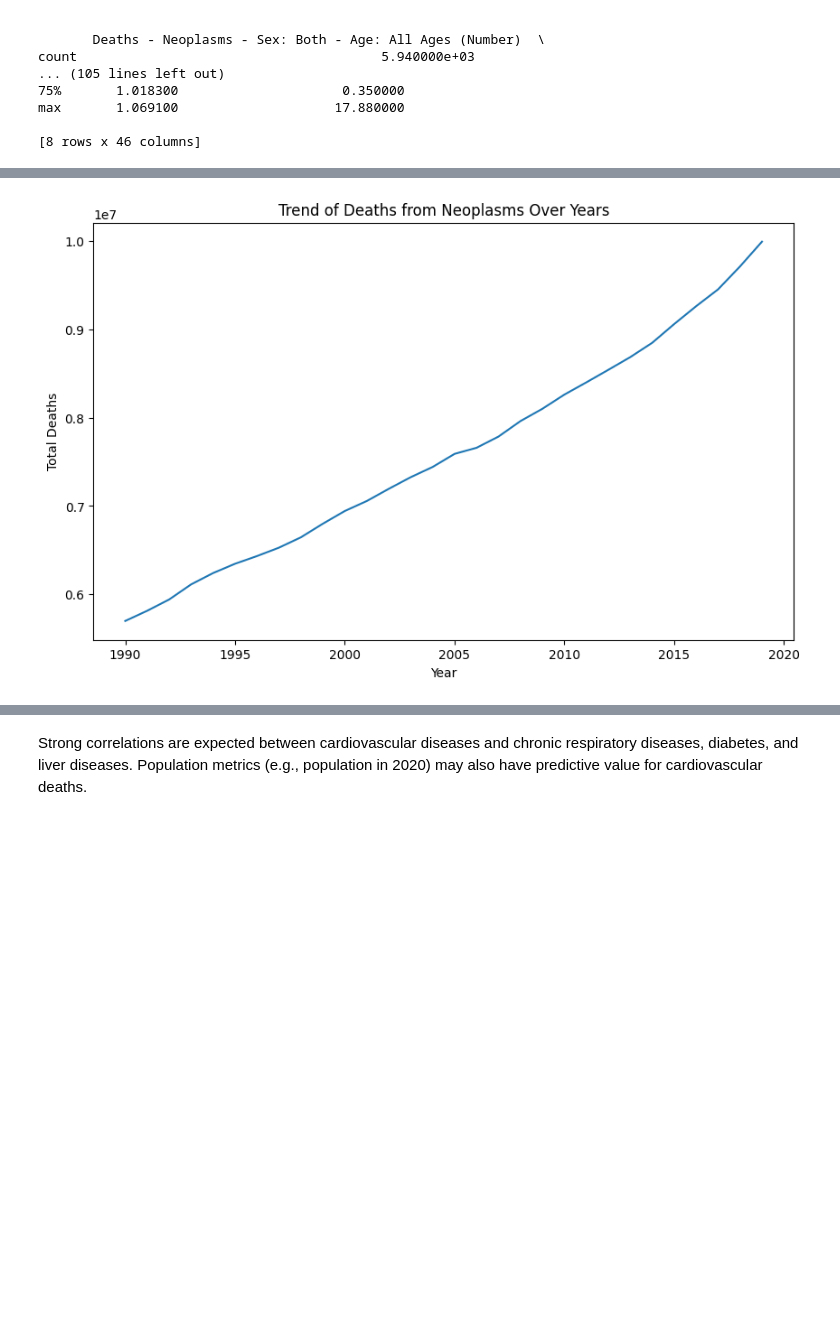
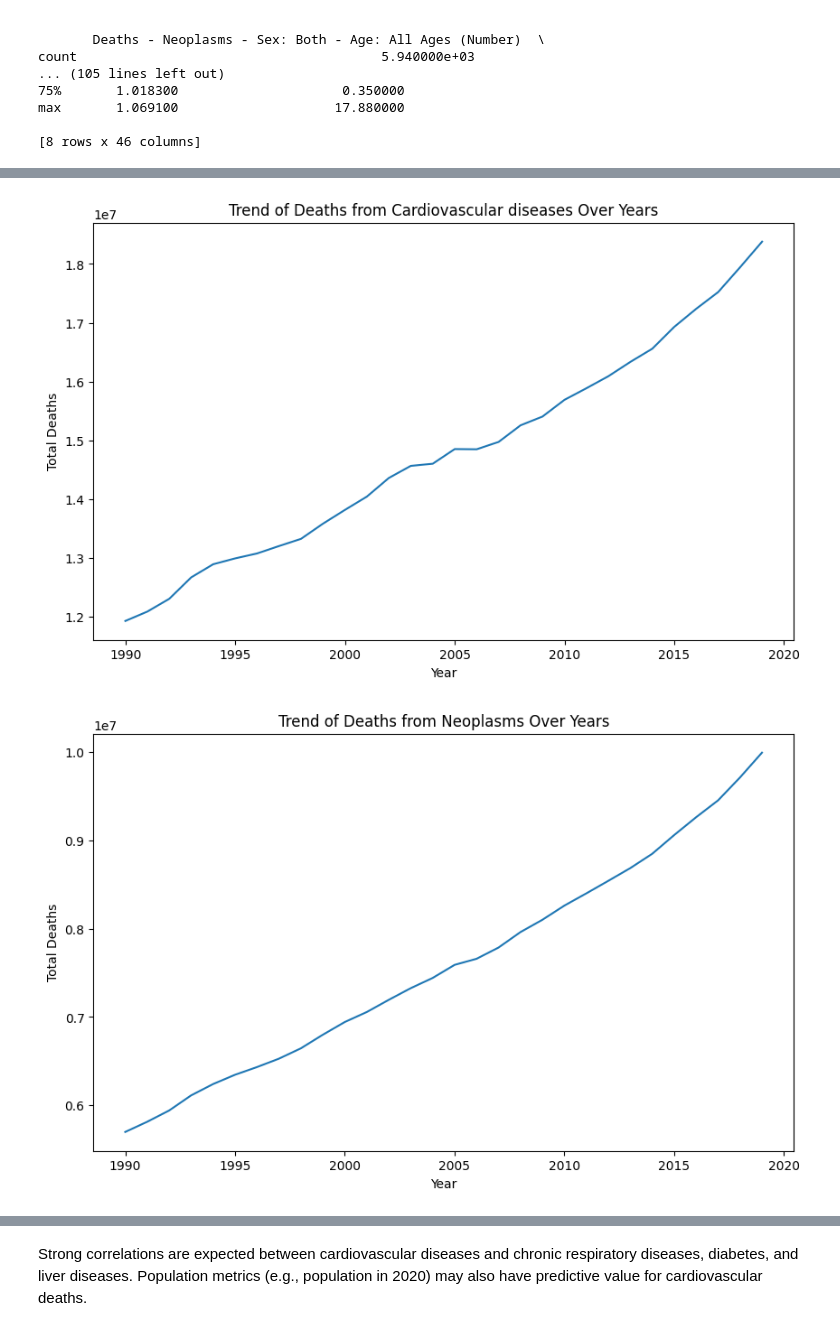
Before and after one commit to ApraxiaTM/Annual-Death-Causes, a Jupyter notebook: ai_project_prelim_sgu2.ipynb, the cells around one changed output, grey strips where cells are left out. Cells and saved outputs as stored; diff of their text form; code cells hidden in the pictures; blank space fills up the shorter version.

```diff
--- a/ai_project_prelim_sgu2.ipynb
+++ b/ai_project_prelim_sgu2.ipynb
@@ -384,12 +386,34 @@ plt.show()
 # %%
+# Example: Trend of deaths over years for a specific cause
+trend_data = merged_data_cleaned.groupby('Year')['Deaths - Cardiovascular diseases - Sex: Both - Age: All Ages (Number)'].sum().reset_index()
+
+plt.figure(figsize=(10, 6))
+sns.lineplot(data=trend_data, x='Year', y='Deaths - Cardiovascular diseases - Sex: Both - Age: All Ages (Number)')
+plt.title('Trend of Deaths from Cardiovascular diseases Over Years')
+plt.xlabel('Year')
+plt.ylabel('Total Deaths')
+plt.show()
+
+
 # Example: Trend of deaths over years for a specific cause
 trend_data = merged_data_cleaned.groupby('Year')['Deaths - Neoplasms - Sex: Both - Age: All Ages (Number)'].sum().reset_index()
 
 plt.figure(figsize=(10, 6))
 sns.lineplot(data=trend_data, x='Year', y='Deaths - Neoplasms - Sex: Both - Age: All Ages (Number)')
 plt.title('Trend of Deaths from Neoplasms Over Years')
 plt.xlabel('Year')
 plt.ylabel('Total Deaths')
 plt.show()
+
+# Example: Trend of deaths over years for a specific cause
+trend_data = merged_data_cleaned.groupby('Year')['Deaths - Chronic respiratory diseases - Sex: Both - Age: All Ages (Number)'].sum().reset_index()
+
+plt.figure(figsize=(10, 6))
+sns.lineplot(data=trend_data, x='Year', y='Deaths - Chronic respiratory diseases - Sex: Both - Age: All Ages (Number)')
+plt.title('Trend of Deaths from Chronic respiratory diseases Over Years')
+plt.xlabel('Year')
+plt.ylabel('Total Deaths')
+plt.show()
 # %% [output]
-[figure, old version]
+[figure, new version]
+[figure, added]
```
Also changed, not shown: parts of 11 cells of this notebook, 2 other files.
